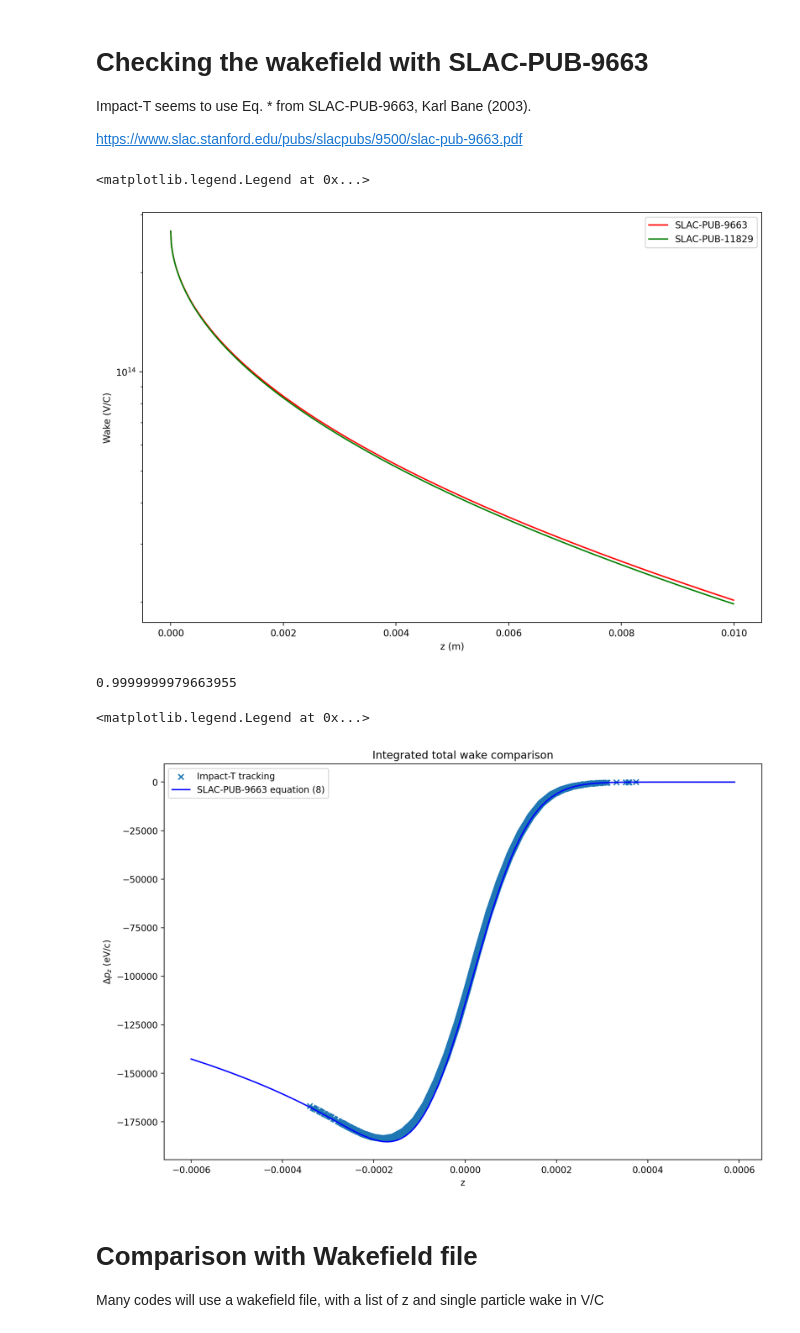
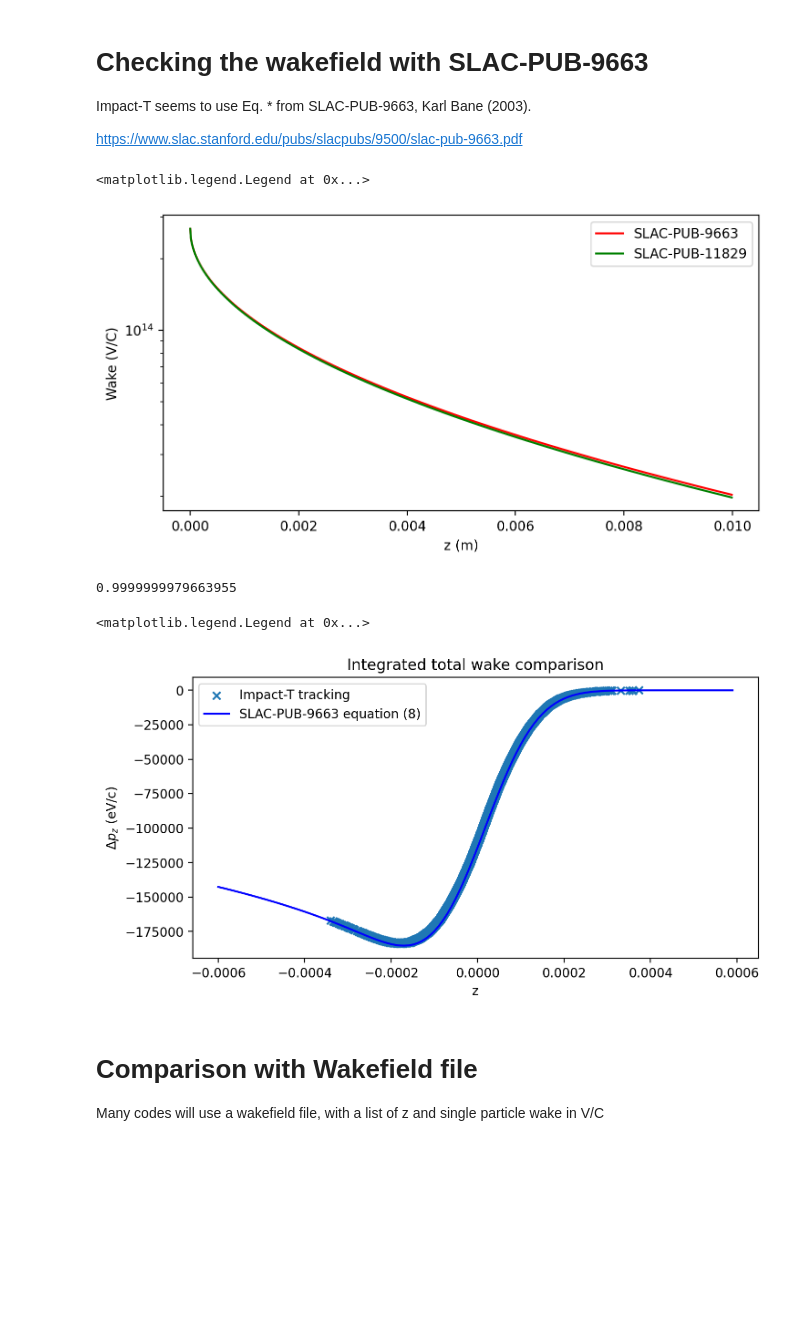
Before and after one commit to ChristopherMayes/lume-impact, a Jupyter notebook: docs/examples/elements/wakefield.ipynb, the cells around one changed output. Drawn from its saved outputs; the diff is of its cells as text; code cells hidden in the pictures; blank space fills up the shorter version.

```diff
--- a/docs/examples/elements/wakefield.ipynb
+++ b/docs/examples/elements/wakefield.ipynb
@@ -5,17 +5,12 @@ Simple 1 m drift with a wakefield.
 
 This verifies that the analytic formula uses is SLAC-PUB-9663 Eq. 8
 # %%
-# Useful for debugging
-%load_ext autoreload
-%autoreload 2
-
 import numpy as np
 import os
 
 import matplotlib.pyplot as plt
 import matplotlib
-matplotlib.rcParams['figure.figsize'] = (12, 8)
-%matplotlib inline
+matplotlib.rcParams['figure.figsize'] = (8,4)
 %config InlineBackend.figure_format='retina'
 # %%
 # locate the drift template
@@ -209,7 +205,7 @@ plt.plot(zz, bane_wake2(zz), label='SLAC-PUB-11829', color='green')
 plt.legend()
 # %% [output]
 <matplotlib.legend.Legend at 0x...>
-[figure, old version]
+[figure, new version]
 # %%
 # Compare with particles
 sigma = .0001
@@ -231,14 +227,14 @@ def total_bane_wake(z):
     return np.sum(W * density(zz + z)*dzz)
 # %%
 plt.xlabel('z')
-plt.ylabel('$\Delta p_z$ (eV/c)')
+plt.ylabel(r'$\Delta p_z$ (eV/c)')
 plt.scatter(PF['delta_z'], PF['pz']- PF['max_pz'], marker='x', label='Impact-T tracking')
 plt.plot(zlist, Qtot*np.array([total_bane_wake(z) for z in zlist]), color='blue', label='SLAC-PUB-9663 equation (8)')
 plt.title('Integrated total wake comparison')
 plt.legend()
 # %% [output]
 <matplotlib.legend.Legend at 0x...>
-[figure, old version]
+[figure, new version]
 # %% [markdown]
 # Comparison with Wakefield file
 
```
Also changed, not shown: parts of 8 cells of this notebook, 29 other files.
